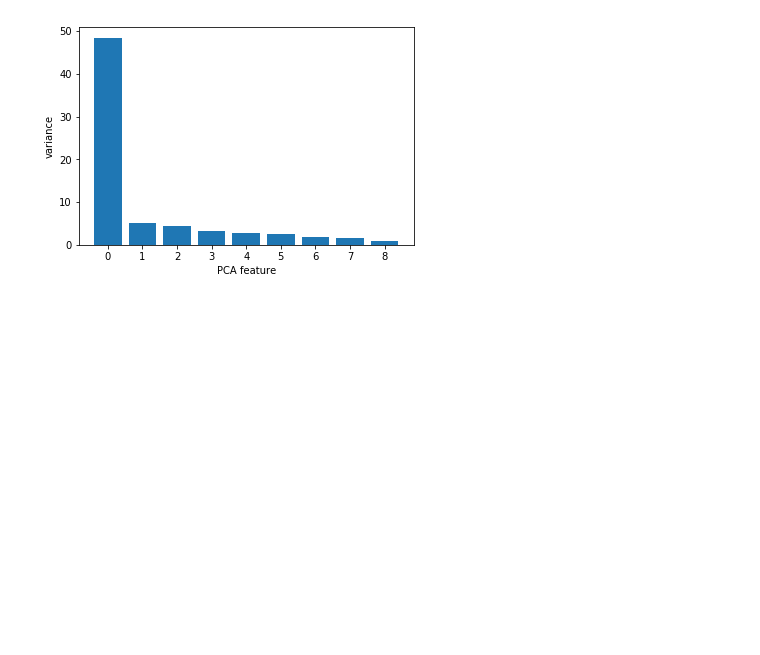
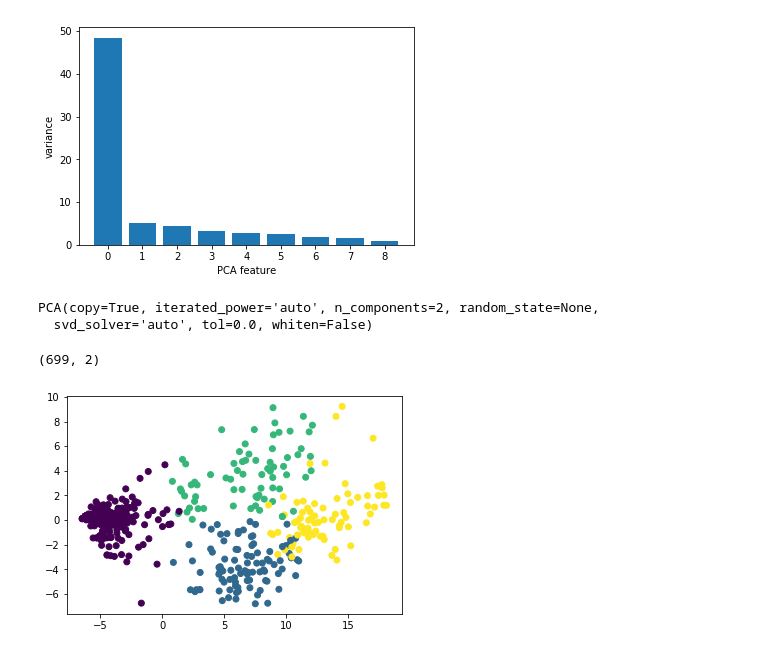
Before and after one commit to iamrajp/G10-PythonProject, a Jupyter notebook: code/Main.ipynb, the cells around one changed output. Cells and saved outputs as stored; diff of their text form; code cells hidden in the pictures; blank space fills up the shorter version.

```diff
--- a/code/Main.ipynb
+++ b/code/Main.ipynb
@@ -311,3 +311,21 @@ plt.xlabel('PCA feature')
 plt.show()
 # %% [output]
 [figure]
+# %%
+pca = PCA(n_components=2)
+pca.fit(hist_data)
+# %% [output]
+PCA(copy=True, iterated_power='auto', n_components=2, random_state=None,
+  svd_solver='auto', tol=0.0, whiten=False)
+# %%
+transformed = pca.transform(hist_data)
+print(transformed.shape)
+# %% [output]
+(699, 2)
+# %%
+xs = transformed[:,0]
+ys = transformed[:,1]
+plt.scatter(xs, ys, c=labels )
+plt.show()
+# %% [output]
+[figure, added]
```
Also changed, not shown: parts of 5 cells of this notebook.
